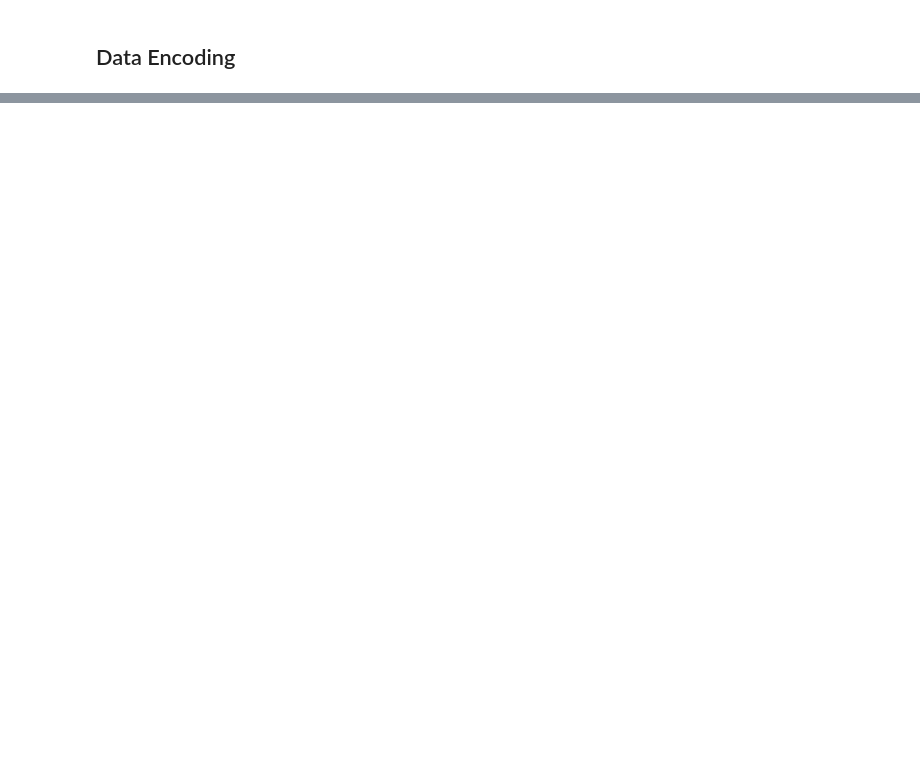
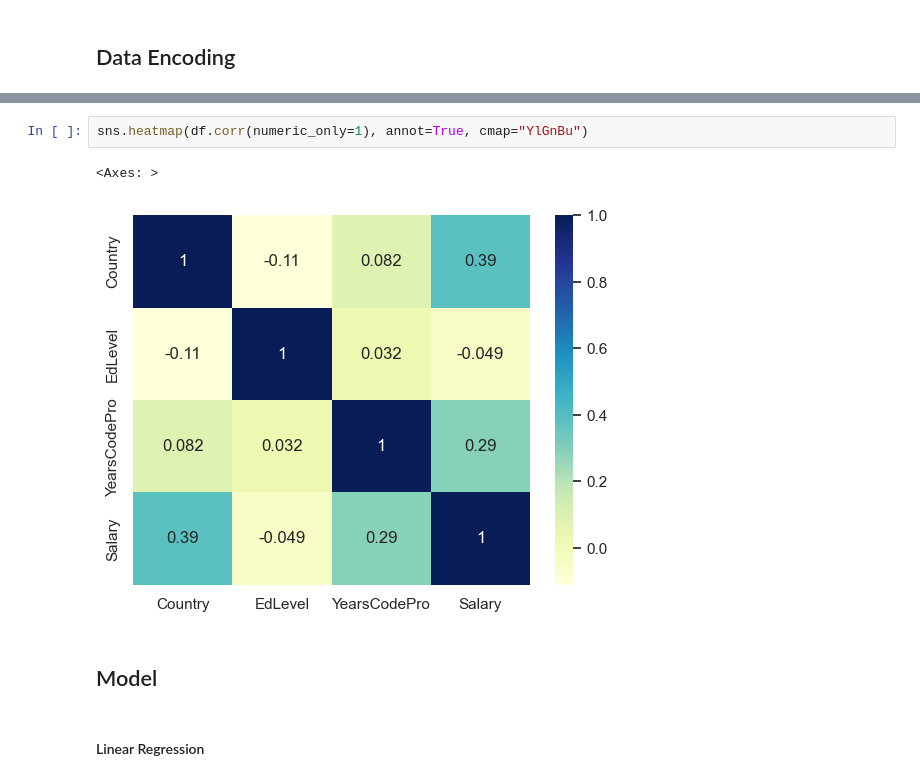
Before and after one commit to alex-yatseyko/portfolio, a Jupyter notebook: projects/Software_developer_salary_prediction/index.ipynb, the cells around one changed output, grey strips where cells are left out. Cells and saved outputs as stored; diff of their text form; blank space fills up the shorter version.

Commit message:
creating models

```diff
--- a/projects/Software_developer_salary_prediction/index.ipynb
+++ b/projects/Software_developer_salary_prediction/index.ipynb
@@ -274,0 +352,9 @@ array(['Post grad', 'Master degree', 'Less than a Bachelor',
+# %%
+sns.heatmap(df.corr(numeric_only=1), annot=True, cmap="YlGnBu")
+# %% [output]
+<Axes: >
+[figure, added]
+# %% [markdown]
+## Model
+# %% [markdown]
+#### Linear Regression
```
Also changed, not shown: parts of 21 cells of this notebook.
